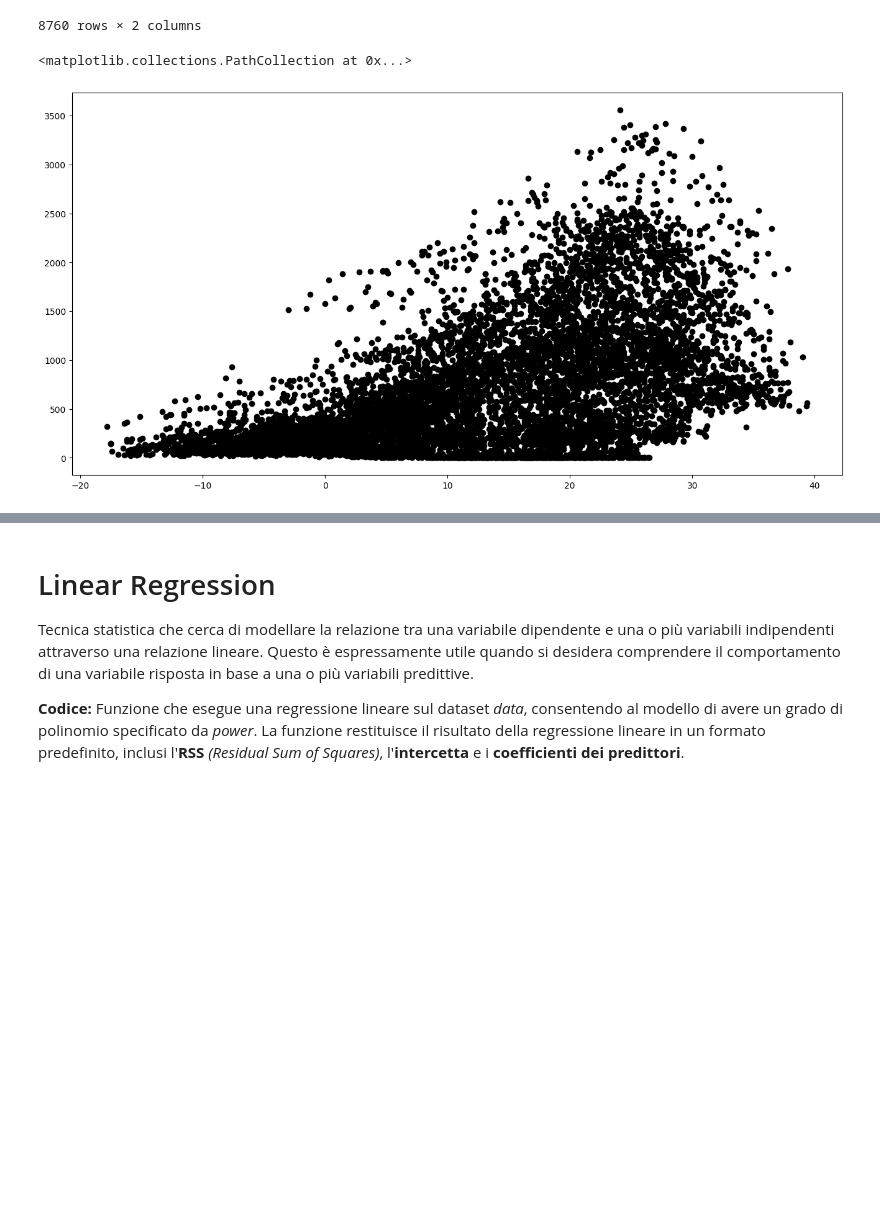
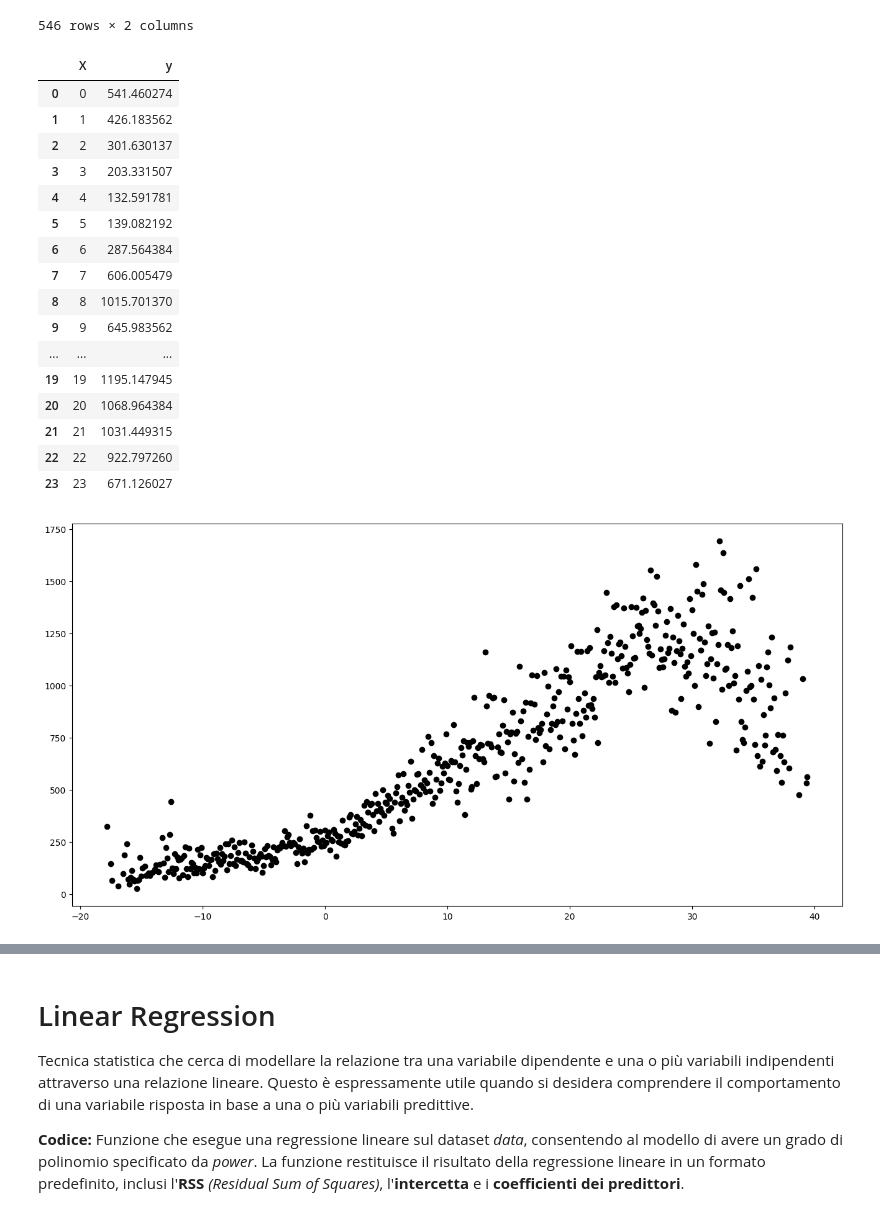
Before and after one commit to KibouToZetsubou/machine-learning-seoul-bikes, a Jupyter notebook: Rausa.ipynb, the cells around one changed output, grey strips where cells are left out. Drawn from its saved outputs; the diff is of its cells as text; code cells hidden in the pictures; blank space fills up the shorter version.

```diff
--- a/Rausa.ipynb
+++ b/Rausa.ipynb
@@ -34,11 +48,17 @@ memory usage: 958.2+ KB
 # %%
-data = df[['Rented Bike Count', 'Temperature(°C)']].copy()
-data.columns = ['y', 'X']
-display(data)
-plt.figure(figsize=(16, 8))
-plt.scatter(
-    data['X'],
-    data['y'],
-    c='black'
-)
+def cut_dataFrame(colname):
+    data = df[['Rented Bike Count', colname]].copy()
+    data = data.groupby(colname, as_index=False).mean()
+    data.columns = ['X', 'y']
+    display(data)
+    plt.figure(figsize=(16, 8))
+    plt.scatter(
+        data['X'],
+        data['y'],
+        c='black'
+    )
+    return data
+
+dataTemp = cut_dataFrame('Temperature(°C)')
+dataHour = cut_dataFrame('Hour')
 # %% [output]
@@ -57,3 +77,19 @@ plt.scatter(
-8760 rows × 2 columns
+546 rows × 2 columns
-<matplotlib.collections.PathCollection at 0x...>
+|  | X | y |
+| 0 | 0 | 541.460274 |
+| 1 | 1 | 426.183562 |
+| 2 | 2 | 301.630137 |
+| 3 | 3 | 203.331507 |
+| 4 | 4 | 132.591781 |
+| 5 | 5 | 139.082192 |
+| 6 | 6 | 287.564384 |
+| 7 | 7 | 606.005479 |
+| 8 | 8 | 1015.701370 |
+| 9 | 9 | 645.983562 |
+| ... | ... | ... |
+| 19 | 19 | 1195.147945 |
+| 20 | 20 | 1068.964384 |
+| 21 | 21 | 1031.449315 |
+| 22 | 22 | 922.797260 |
+| 23 | 23 | 671.126027 |
-[figure, old version]
+[figure, new version]
```
Also changed, not shown: parts of 24 cells of this notebook, 1 other file.
